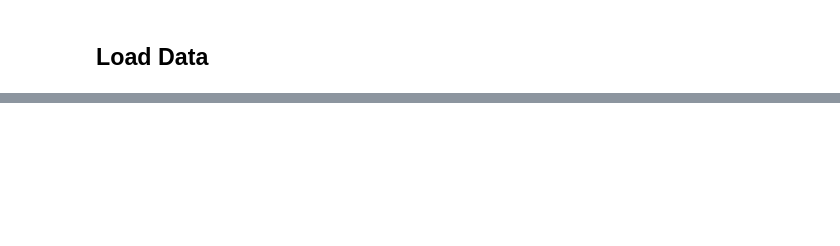
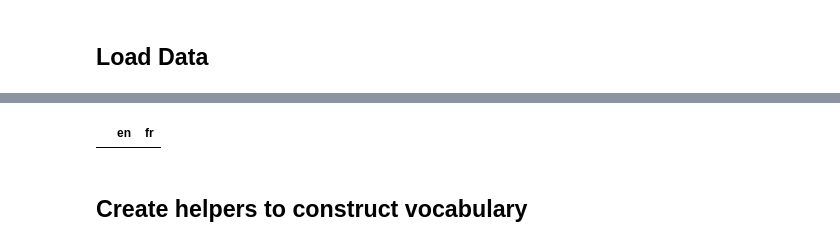
Before and after one commit to mli43/CMU-10701-F23-Project, a Jupyter notebook: LSTM_MT.ipynb, the cells around one changed output, grey strips where cells are left out. Saved outputs shown, nothing was run; the diff lists cells and outputs as text; code cells hidden in the pictures; blank space fills up the shorter version.

```diff
--- a/LSTM_MT.ipynb
+++ b/LSTM_MT.ipynb
@@ -178,0 +160,6 @@ df_subset.head()
+# %%
+df_subset[df_subset.isna().any(axis=1)]
+# %% [output]
+|  | en | fr |
+# %% [markdown]
+## Create helpers to construct vocabulary
```
Also changed, not shown: parts of 57 cells of this notebook.
